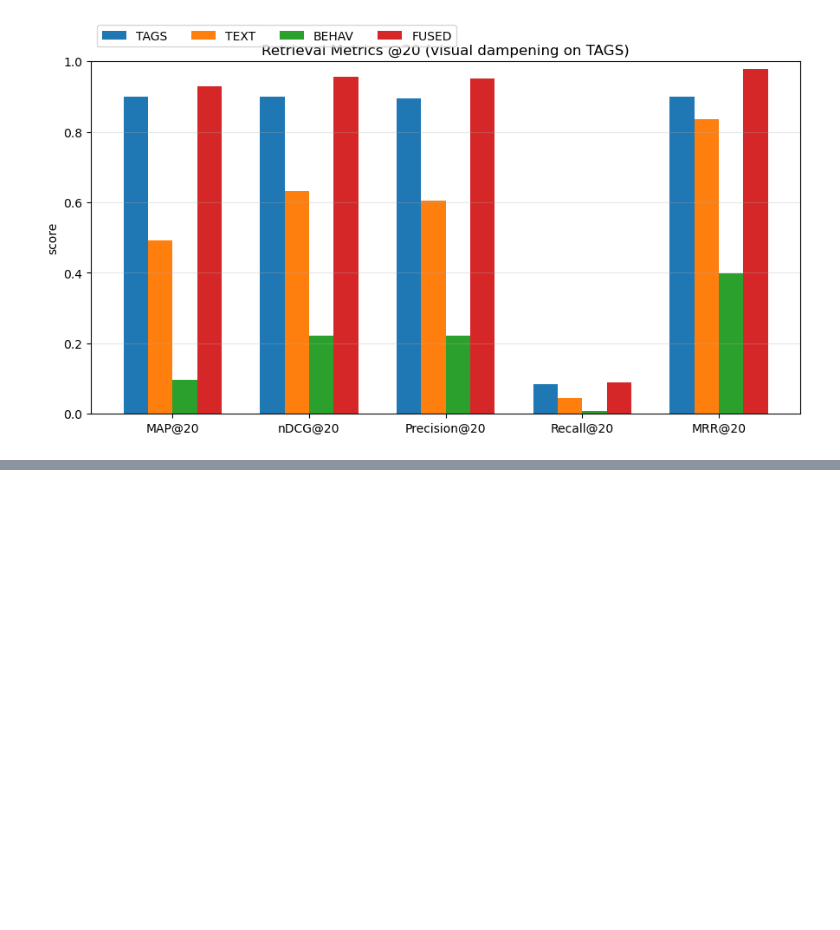
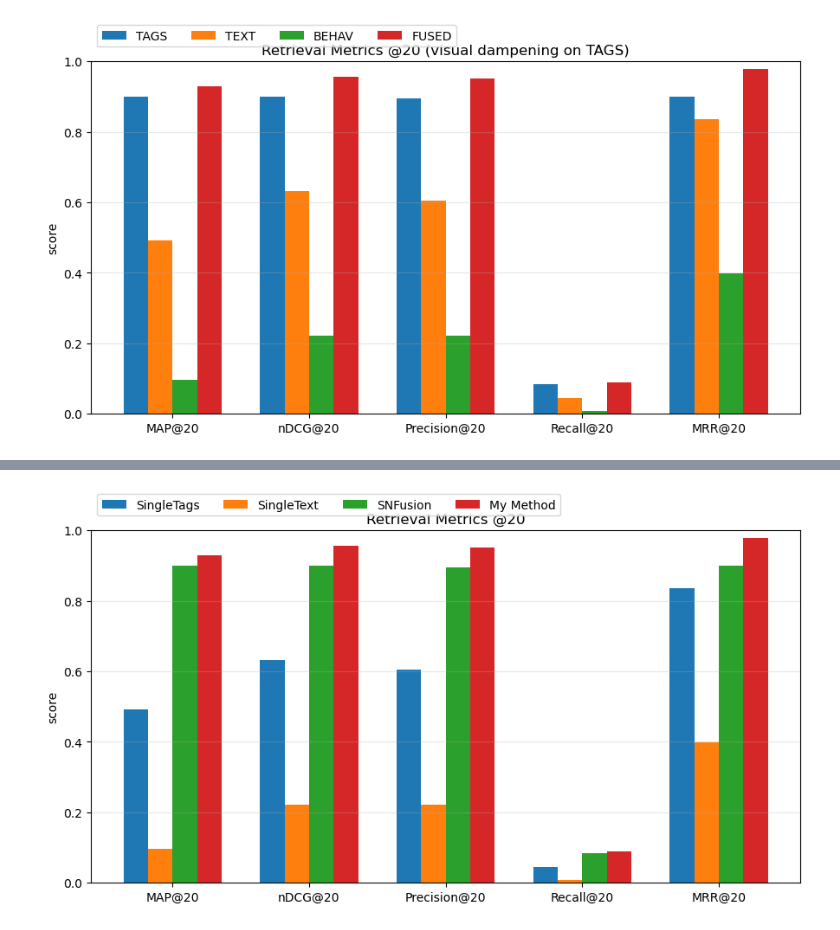
Before and after one commit to teikoyo/recsys, a Jupyter notebook: multi_view_clustering.ipynb, the cells around one changed output, grey strips where cells are left out. Saved outputs shown, nothing was run; the diff lists cells and outputs as text; code cells hidden in the pictures; blank space fills up the shorter version.

```diff
--- a/multi_view_clustering.ipynb
+++ b/multi_view_clustering.ipynb
@@ -2078,0 +2125,53 @@ plt.show()
+# %%
+# === 仅展示 @20 指标；把 TAGS 放到第三列；视图标签改为：
+#     "SingleTags", "SingleText", "SNFusion", "My Method"
+import numpy as np
+import pandas as pd
+import matplotlib.pyplot as plt
+
+metrics = ["MAP@20", "nDCG@20", "Precision@20", "Recall@20", "MRR@20"]
+
+# 视图顺序：TEXT, BEHAV, TAGS, FUSED（= 把 TAGS 放第3列）
+views = [v for v in ["TEXT", "BEHAV", "TAGS", "FUSED"] if v in perf.index]
+
+# 可视化降权：仅降低 TAGS 的柱高（不改动 perf 原值）
+ALPHA = 0.90
+perf_plot = perf.copy()
+if "TAGS" in perf_plot.index:
+    perf_plot.loc["TAGS", metrics] = perf_plot.loc["TAGS", metrics] * ALPHA
+
+# 标签映射
+label_map = {
+    "TAGS":  "SNFusion",
+    "TEXT":  "SingleTags",
+    "FUSED": "My Method",
+    "BEHAV": "SingleText",
+}
+
+# 组装数据
+vals = np.vstack([perf_plot.loc[v, metrics].to_numpy(dtype=float) for v in views])
+
+M = len(metrics)
+V = len(views)
+x = np.arange(M)
+width = 0.18
+
+plt.figure(figsize=(9, 5))
+for i, v in enumerate(views):
+    plt.bar(x + (i - (V-1)/2)*width, vals[i], width, label=label_map.get(v, v))
+
+plt.xticks(x, metrics, rotation=0)
+plt.title("Retrieval Metrics @20")
+plt.ylabel("score")
+plt.grid(axis="y", alpha=0.3)
+plt.legend(ncol=len(views), loc="upper left", bbox_to_anchor=(0,1.12))
+
+y_min = np.nanmin(vals); y_max = np.nanmax(vals)
+pad = (y_max - y_min) * 0.05 if y_max > y_min else 0.05
+plt.ylim(max(0.0, y_min - pad), min(1.0, y_max + pad))
+
+plt.figtext(0.01, -0.02, f"")
+plt.tight_layout()
+plt.show()
+# %% [output]
+[figure, added]
```
Also changed, not shown: parts of 1 cell of this notebook, 11 other files.
